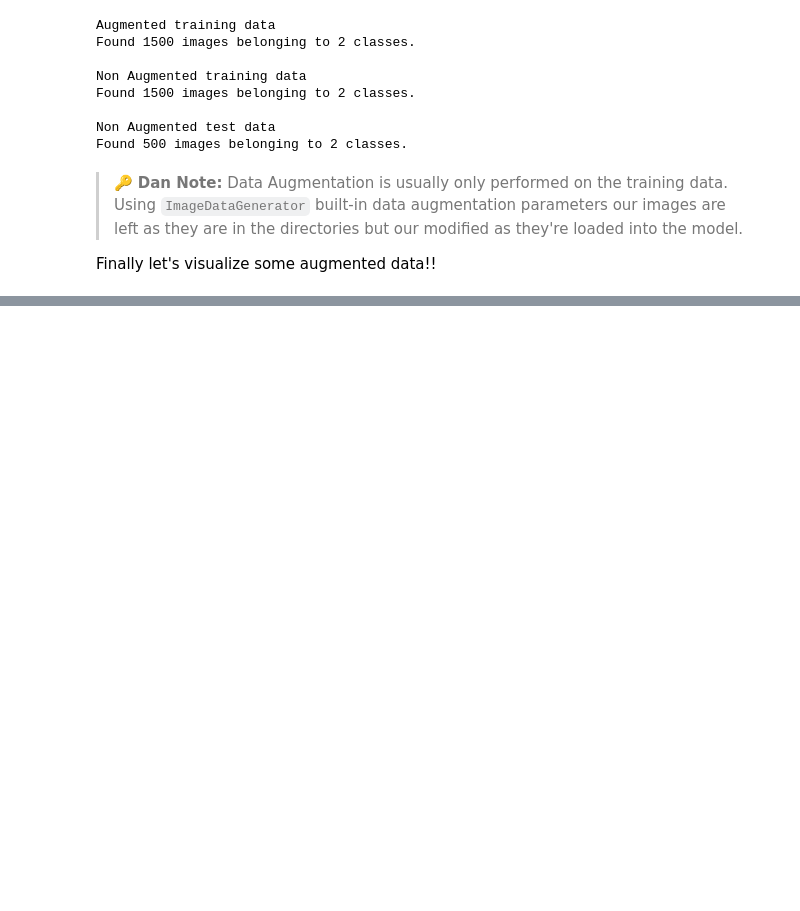
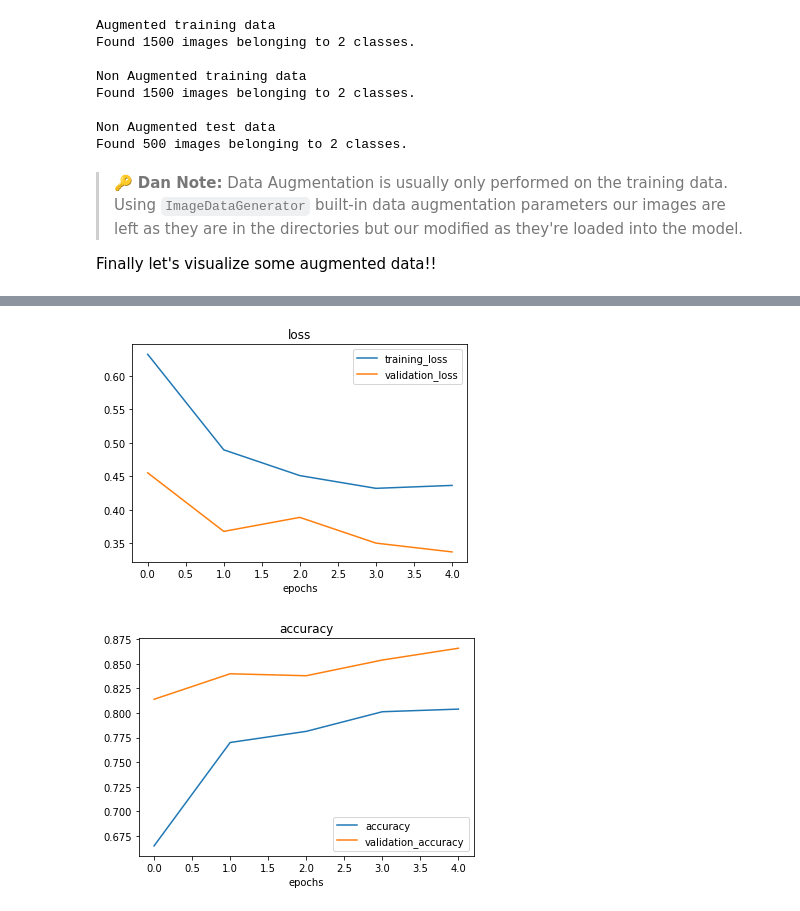
Before and after one commit to ashikshafi08/Learning_Tensorflow, a Jupyter notebook: Notebooks/03_Convolutional_Neural_Networks_with_TensorFlow.ipynb, the cells around one changed output, grey strips where cells are left out. Saved outputs shown, nothing was run; the diff lists cells and outputs as text; code cells hidden in the pictures; blank space fills up the shorter version.

```diff
--- a/Notebooks/03_Convolutional_Neural_Networks_with_TensorFlow.ipynb
+++ b/Notebooks/03_Convolutional_Neural_Networks_with_TensorFlow.ipynb
@@ -994,0 +1040,6 @@ Showing Image number: 22
+# %%
+# Import data and augment it and shuffle it from the training directory
+train_data_augmented_shuffled = train_augmented_datagen.flow_from_directory(train_dir ,
+                                                                         target_size = (224, 224) ,
+                                                                         class_mode = 'binary' ,
+                                                                         shuffle = True) # shuffle data this time
@@ -994,0 +1048,26 @@ Showing Image number: 22
+# %%
+# Create a model (as same as before)
+# We've kept the model same and tweaking our experiments only with the data
+
+model_6 = Sequential([
+  Conv2D(10 , 3, activation='relu' , input_shape = (224 , 224, 3)),
+  MaxPool2D(pool_size = 2),
+  Conv2D(10 , 3, activation='relu'),
+  MaxPool2D(2),
+  Conv2D(10 , 3 , activation='relu'),
+  MaxPool2D(2),
+  Flatten(),
+  Dense(1, activation='sigmoid')
+])
+
+# Compile the model
+model_6.compile(loss = tf.keras.losses.BinaryCrossentropy(),
+                optimizer = tf.keras.optimizers.Adam() ,
+                metrics = ['accuracy'])
+
+# Fit the model
+history_6 = model_6.fit(train_data_augmented_shuffled ,
+            epochs = 5 ,
+            steps_per_epoch = len(train_data_augmented_shuffled) ,
+            validation_data = test_data ,
+            validation_steps = len(test_data))
@@ -994,0 +1085,6 @@ Showing Image number: 22
+# %%
+# Plotting the loss curves
+plot_loss_curves(history_6)
+# %% [output]
+[figure, added]
+[figure, added]
```
Also changed, not shown: parts of 36 cells of this notebook.
